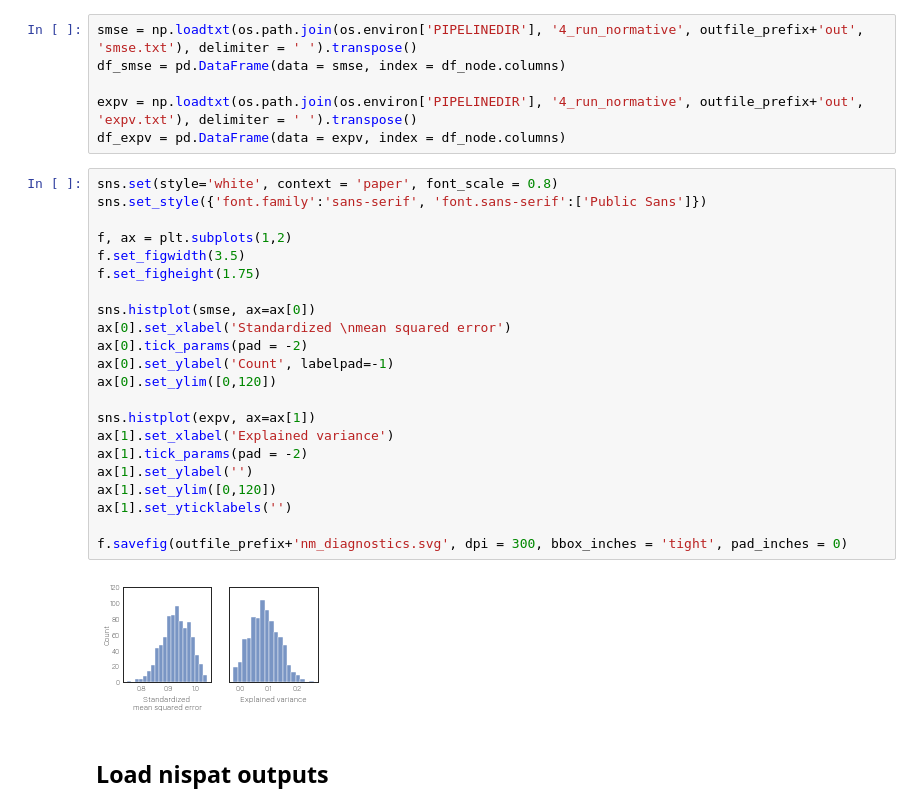
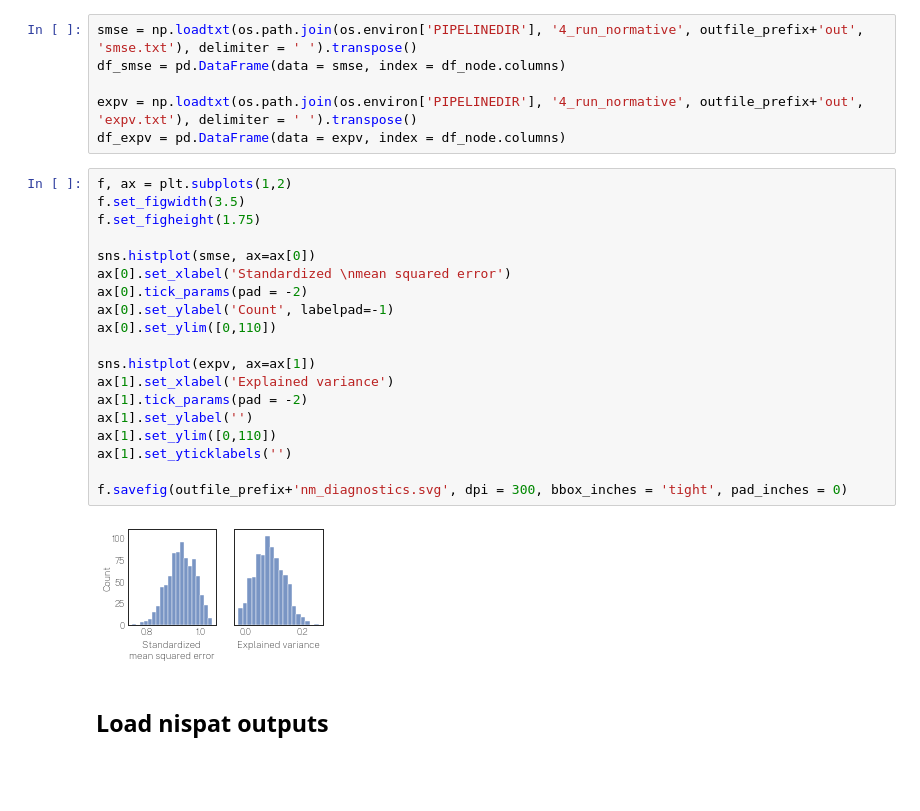
Before and after one commit to lindenmp/normative_neurodev_cs_t1, a Jupyter notebook: 1_code/5_results_forward.ipynb, the cells around one changed output. Saved outputs shown, nothing was run; the diff lists cells and outputs as text; blank space fills up the shorter version.

```diff
--- a/1_code/5_results_forward.ipynb
+++ b/1_code/5_results_forward.ipynb
@@ -69,29 +73,26 @@ df_smse = pd.DataFrame(data = smse, index = df_node.columns)
 expv = np.loadtxt(os.path.join(os.environ['PIPELINEDIR'], '4_run_normative', outfile_prefix+'out', 'expv.txt'), delimiter = ' ').transpose()
 df_expv = pd.DataFrame(data = expv, index = df_node.columns)
 # %%
-sns.set(style='white', context = 'paper', font_scale = 0.8)
-sns.set_style({'font.family':'sans-serif', 'font.sans-serif':['Public Sans']})
-
 f, ax = plt.subplots(1,2)
 f.set_figwidth(3.5)
 f.set_figheight(1.75)
 
 sns.histplot(smse, ax=ax[0])
 ax[0].set_xlabel('Standardized \nmean squared error')
 ax[0].tick_params(pad = -2)
 ax[0].set_ylabel('Count', labelpad=-1)
-ax[0].set_ylim([0,120])
+ax[0].set_ylim([0,110])
 
 sns.histplot(expv, ax=ax[1])
 ax[1].set_xlabel('Explained variance')
 ax[1].tick_params(pad = -2)
 ax[1].set_ylabel('')
-ax[1].set_ylim([0,120])
+ax[1].set_ylim([0,110])
 ax[1].set_yticklabels('')
 
 f.savefig(outfile_prefix+'nm_diagnostics.svg', dpi = 300, bbox_inches = 'tight', pad_inches = 0)
 # %% [output]
-[figure, old version]
+[figure, new version]
 # %% [markdown]
 ## Load nispat outputs
 # %%
```
Also changed, not shown: parts of 4 cells of this notebook, 1 other file.
